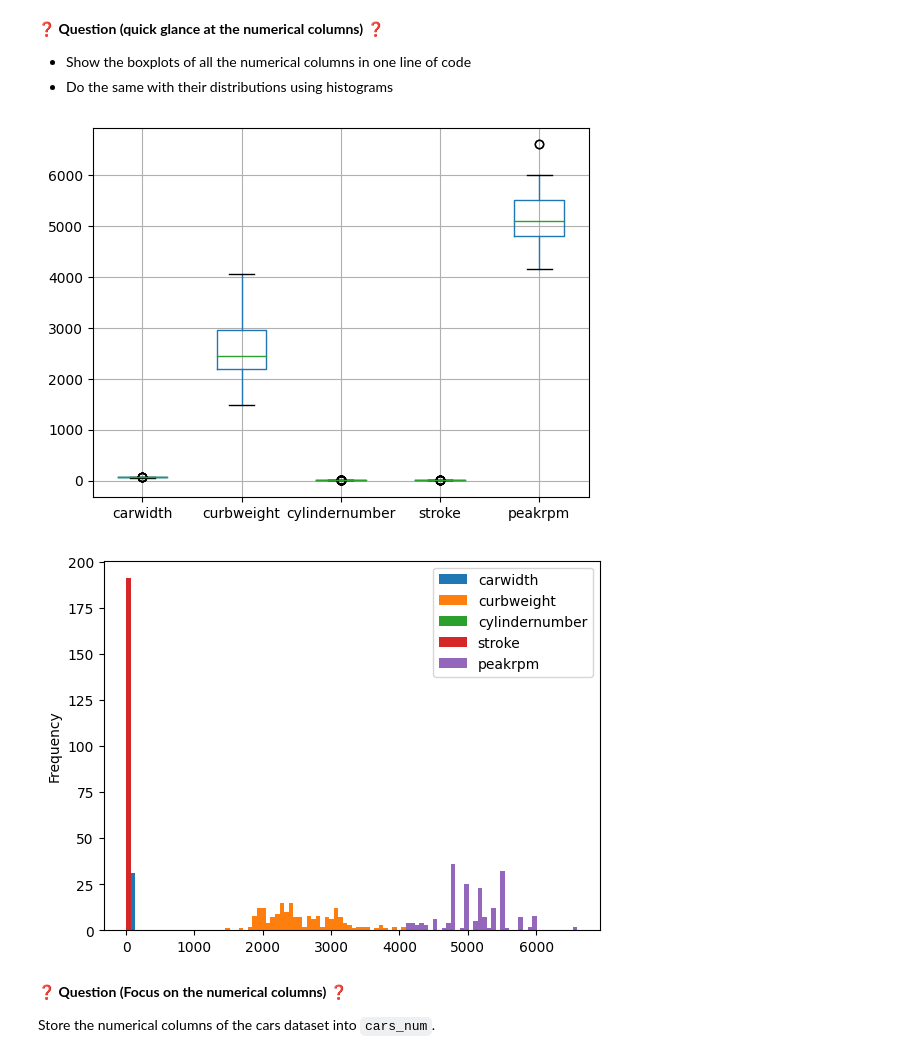
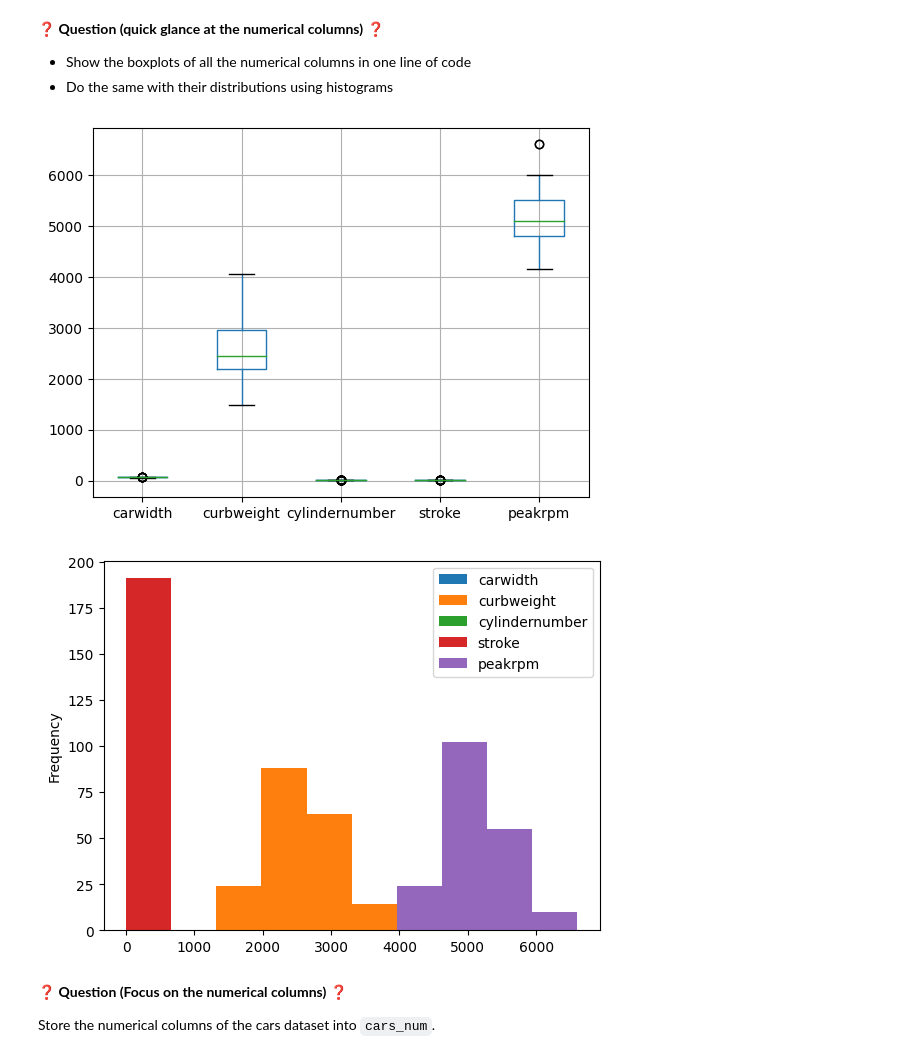
Before and after one commit to multiyumz/data-science-challenges, a Jupyter notebook: data-cars_preparation/Recap - The Cars Dataset.ipynb, the cells around one changed output. Drawn from its saved outputs; the diff is of its cells as text; code cells hidden in the pictures.

```diff
--- a/data-cars_preparation/Recap - The Cars Dataset.ipynb
+++ b/data-cars_preparation/Recap - The Cars Dataset.ipynb
@@ -240,11 +269,11 @@ Name: price, dtype: float64
 - Do the same with their distributions using histograms
 # %%
 cars.boxplot()
-cars.plot.hist(bins=100)
+cars.plot.hist()
 plt.show()
 # %% [output]
 [figure]
-[figure, old version]
+[figure, new version]
 # %% [markdown]
 ❓ **Question (Focus on the numerical columns)** ❓
 
```
Also changed, not shown: parts of 7 cells of this notebook.
